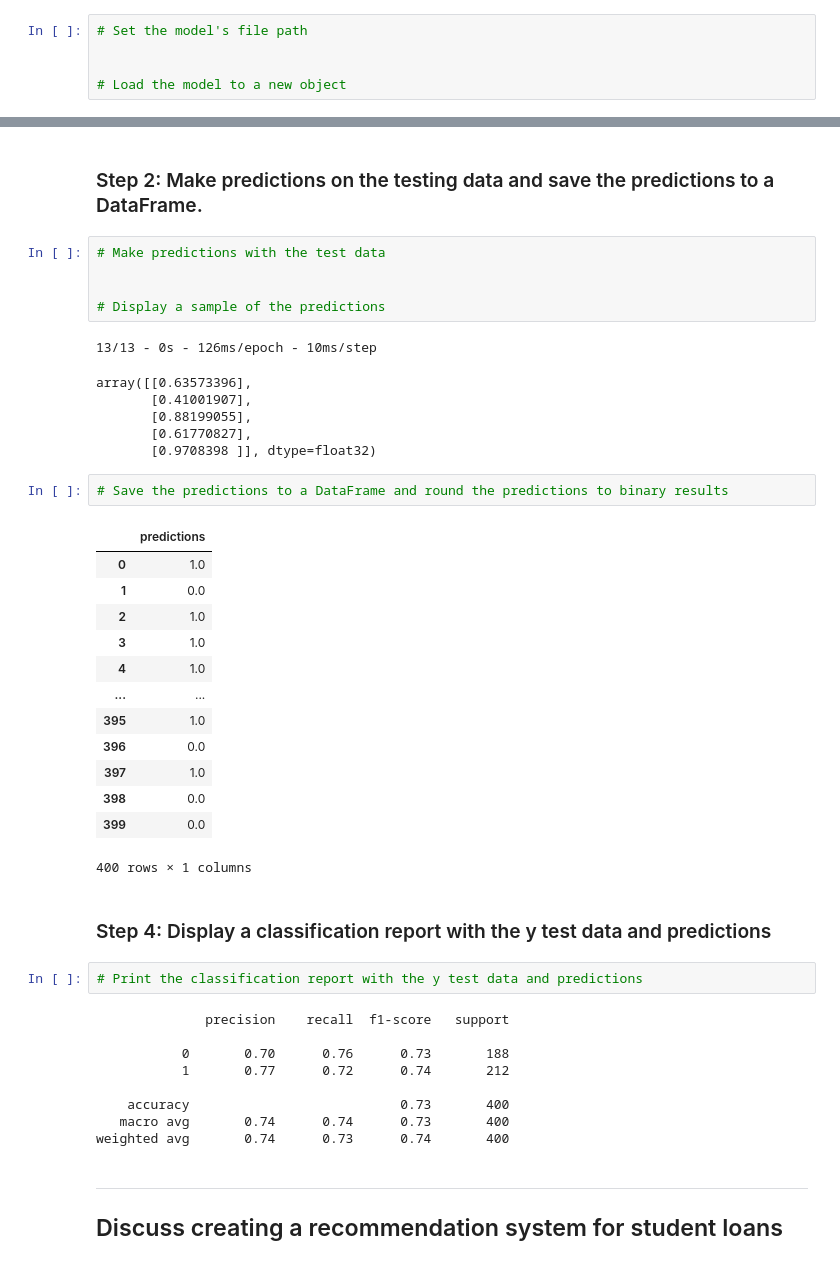
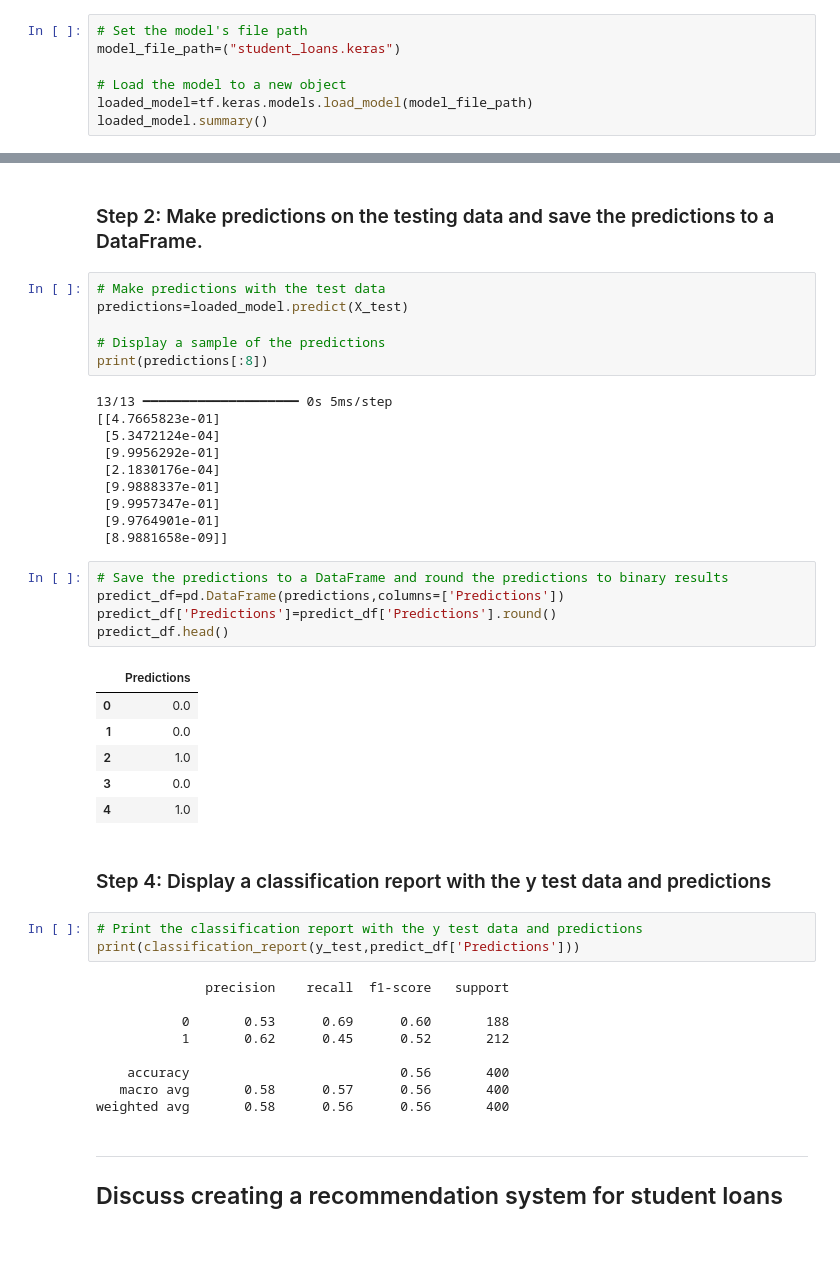
Before and after one commit to maadhuvijay/neural-network-challenge-1, a Jupyter notebook: student_loans_with_deep_learning.ipynb, the cells around one changed output, grey strips where cells are left out. Saved outputs shown, nothing was run; the diff lists cells and outputs as text.

```diff
--- a/student_loans_with_deep_learning.ipynb
+++ b/student_loans_with_deep_learning.ipynb
@@ -237,6 +238,8 @@ model saved to  {'student_loans.keras'}
 ### Step 1: Reload your saved model.
 # %%
 # Set the model's file path
-
+model_file_path=("student_loans.keras")
 
 # Load the model to a new object
+loaded_model=tf.keras.models.load_model(model_file_path)
+loaded_model.summary()
@@ -244,45 +262,46 @@ model saved to  {'student_loans.keras'}
 ### Step 2: Make predictions on the testing data and save the predictions to a DataFrame.
 # %%
 # Make predictions with the test data
-
+predictions=loaded_model.predict(X_test)
 
 # Display a sample of the predictions
+print(predictions[:8])
 # %% [output]
-13/13 - 0s - 126ms/epoch - 10ms/step
+13/13 ━━━━━━━━━━━━━━━━━━━━ 0s 5ms/step
+[[4.7665823e-01]
+ [5.3472124e-04]
+ [9.9956292e-01]
+ [2.1830176e-04]
+ [9.9888337e-01]
+ [9.9957347e-01]
+ [9.9764901e-01]
+ [8.9881658e-09]]
-array([[0.63573396],
-       [0.41001907],
-       [0.88199055],
-       [0.61770827],
-       [0.9708398 ]], dtype=float32)
 # %%
 # Save the predictions to a DataFrame and round the predictions to binary results
+predict_df=pd.DataFrame(predictions,columns=['Predictions'])
+predict_df['Predictions']=predict_df['Predictions'].round()
+predict_df.head()
 # %% [output]
-|  | predictions |
-| 0 | 1.0 |
+|  | Predictions |
+| 0 | 0.0 |
 | 1 | 0.0 |
 | 2 | 1.0 |
-| 3 | 1.0 |
+| 3 | 0.0 |
 | 4 | 1.0 |
-| ... | ... |
-| 395 | 1.0 |
-| 396 | 0.0 |
-| 397 | 1.0 |
-| 398 | 0.0 |
-| 399 | 0.0 |
-400 rows × 1 columns
 # %% [markdown]
 ### Step 4: Display a classification report with the y test data and predictions
 # %%
 # Print the classification report with the y test data and predictions
+print(classification_report(y_test,predict_df['Predictions']))
 # %% [output]
               precision    recall  f1-score   support
 
-           0       0.70      0.76      0.73       188
-           1       0.77      0.72      0.74       212
+           0       0.53      0.69      0.60       188
+           1       0.62      0.45      0.52       212
 
-    accuracy                           0.73       400
-   macro avg       0.74      0.74      0.73       400
-weighted avg       0.74      0.73      0.74       400
+    accuracy                           0.56       400
+   macro avg       0.58      0.57      0.56       400
+weighted avg       0.58      0.56      0.56       400
 # %% [markdown]
 ---
 ## Discuss creating a recommendation system for student loans
```
Also changed, not shown: parts of 6 cells of this notebook.
